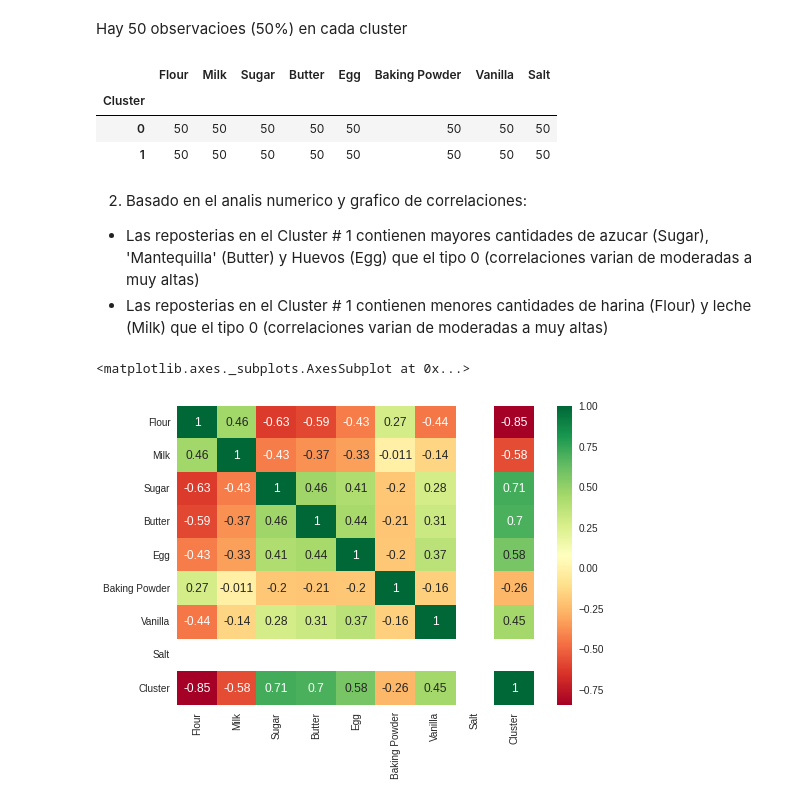
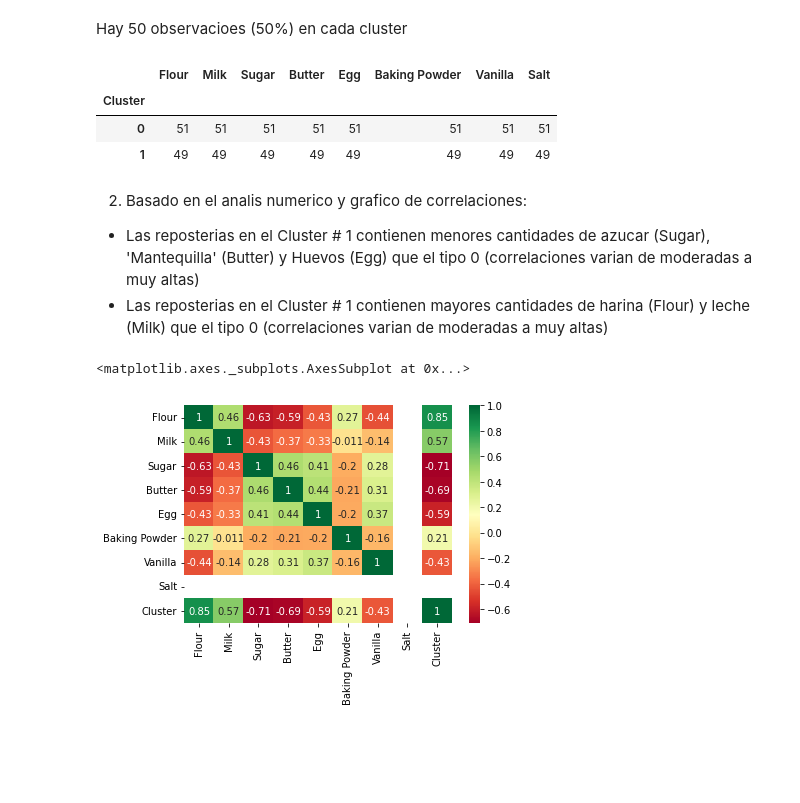
Before and after one commit to eliasalemann/UNI, a Jupyter notebook: EX3.ipynb, the cells around one changed output. Drawn from its saved outputs; the diff is of its cells as text; code cells hidden in the pictures; blank space fills up the shorter version.

```diff
--- a/EX3.ipynb
+++ b/EX3.ipynb
@@ -122,0 +106,17 @@ df1.head()
+# %%
+#Importando la libreria de clustering
+from sklearn.cluster import KMeans
+model =  KMeans()
+
+#Numero de clusteres
+inertia = []
+for k in range(1,11):
+    Kmeans_model = KMeans(n_clusters=k, random_state=40)
+    Kmeans_model.fit(X)
+    inertia.append(Kmeans_model.inertia_)
+
+import matplotlib.pyplot as plt
+plt.plot(range(1,11), inertia, marker='o')
+plt.xlabel('Number of Clusters (k)')
+plt.ylabel('Inertia')
+plt.show()
@@ -122,0 +125,12 @@ df1.head()
+# %%
+#Agrupando las observaciones
+final = KMeans(n_clusters=2, random_state=5)
+
+final.fit(X)
+
+#Clusteres
+label = final.predict(X)
+
+#Datos Finales
+df.insert(8,column ='Cluster', value = label)
+df.head(2)
@@ -126,24 +146,24 @@ D. Resultados
 Hay 50 observacioes (50%) en cada cluster
 # %%
 #Distribucion de los tipos de panaderia
-df1.groupby('Cluster').count()
+df.groupby('Cluster').count()
 # %% [output]
 |  | Flour | Milk | Sugar | Butter | Egg | Baking Powder | Vanilla | Salt |
 | Cluster |  |  |  |  |  |  |  |  |
-| 0 | 50 | 50 | 50 | 50 | 50 | 50 | 50 | 50 |
-| 1 | 50 | 50 | 50 | 50 | 50 | 50 | 50 | 50 |
+| 0 | 51 | 51 | 51 | 51 | 51 | 51 | 51 | 51 |
+| 1 | 49 | 49 | 49 | 49 | 49 | 49 | 49 | 49 |
 # %% [markdown]
 2.  Basado en el analis numerico y grafico de correlaciones:
 
-*   Las reposterias en el Cluster # 1 contienen mayores cantidades de azucar (Sugar),
+*   Las reposterias en el Cluster # 1 contienen menores cantidades de azucar (Sugar),
 'Mantequilla' (Butter) y Huevos (Egg) que el tipo 0 (correlaciones varian de moderadas a muy altas)
-*   Las reposterias en el Cluster # 1 contienen menores cantidades de harina (Flour) y leche (Milk) que el tipo 0 (correlaciones varian de moderadas a muy altas)
+*   Las reposterias en el Cluster # 1 contienen mayores cantidades de harina (Flour) y leche (Milk) que el tipo 0 (correlaciones varian de moderadas a muy altas)
 # %%
-##Analisis correlacional numerico
+#Analisis correlacional numerico
 import seaborn as sb
-sb.heatmap(df1.corr(), annot=df1.corr(), cmap = 'RdYlGn')
+sb.heatmap(df.corr(), annot=df.corr(), cmap = 'RdYlGn')
 # %% [output]
 <matplotlib.axes._subplots.AxesSubplot at 0x...>
-[figure, old version]
+[figure, new version]
 # %%
 #Analisis correlacional grafico
```
Also changed, not shown: parts of 11 cells of this notebook.
